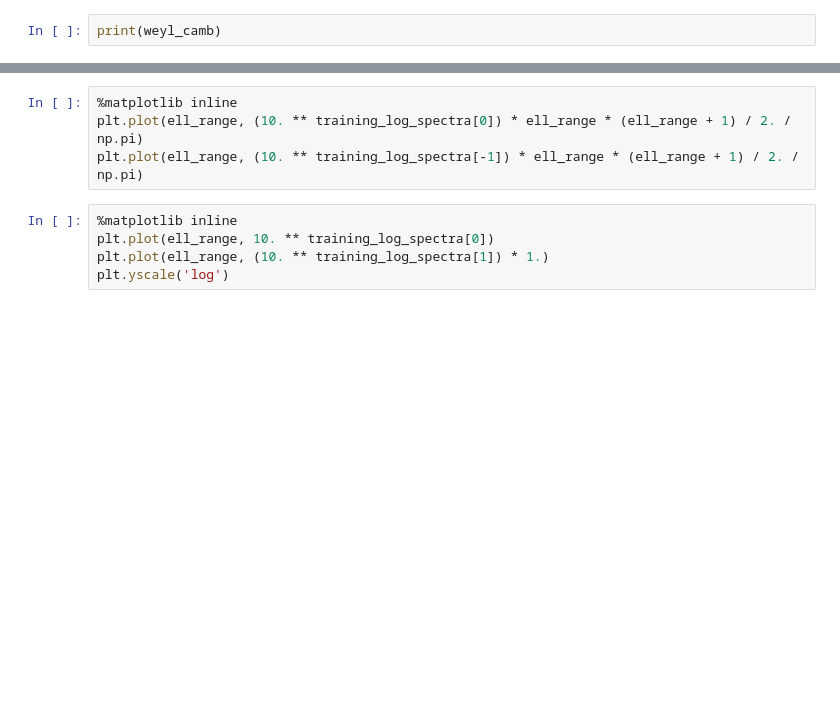
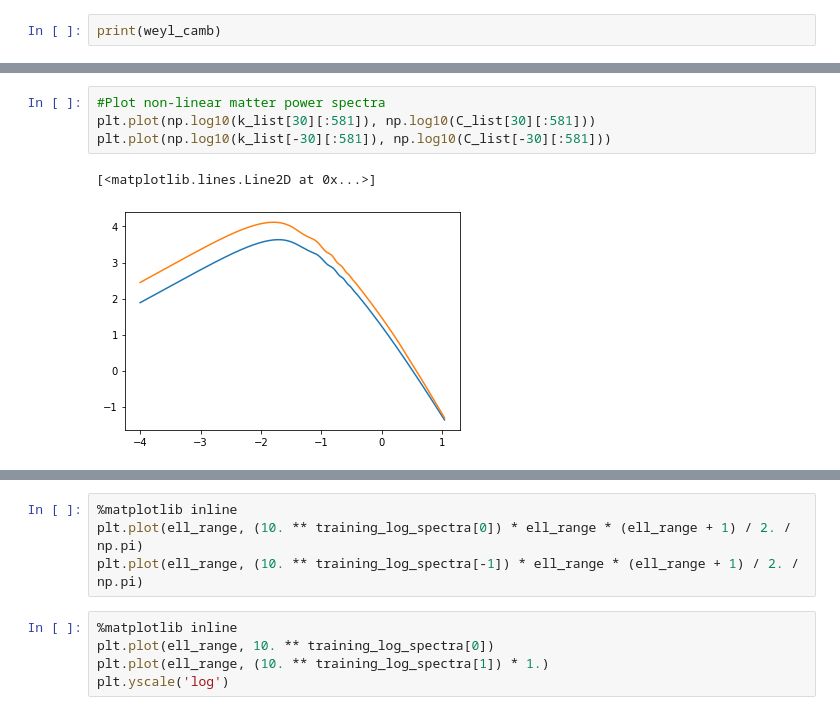
Before and after one commit to keirkwame/axionEmu, a Jupyter notebook: emulator_NN_phiphi_training.ipynb, the cells around one changed output, grey strips where cells are left out. Cells and saved outputs as stored; diff of their text form; blank space fills up the shorter version.

```diff
--- a/emulator_NN_phiphi_training.ipynb
+++ b/emulator_NN_phiphi_training.ipynb
@@ -201,0 +250,7 @@ plt.plot(ell_range, training_log_spectra[-1] * ell_range * (ell_range + 1) / 2.
+# %%
+#Plot non-linear matter power spectra
+plt.plot(np.log10(k_list[30][:581]), np.log10(C_list[30][:581]))
+plt.plot(np.log10(k_list[-30][:581]), np.log10(C_list[-30][:581]))
+# %% [output]
+[<matplotlib.lines.Line2D at 0x...>]
+[figure, added]
```
Also changed, not shown: parts of 15 cells of this notebook, 1 other file.
